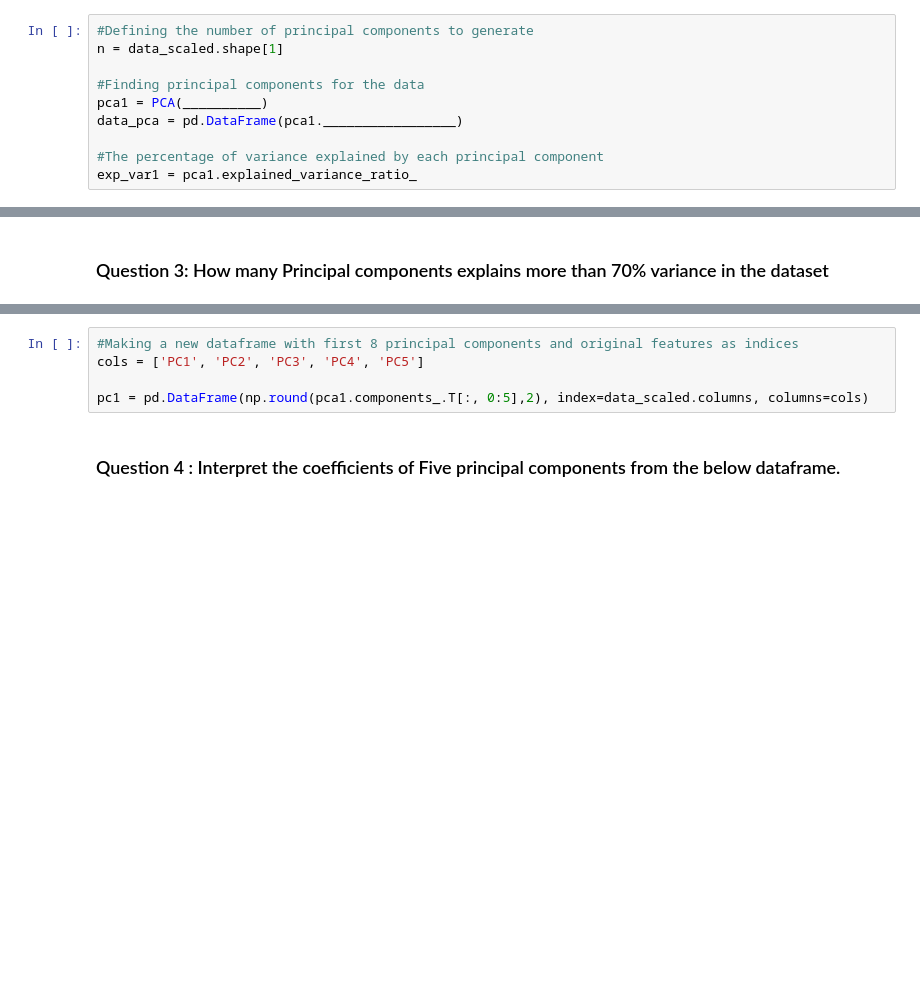
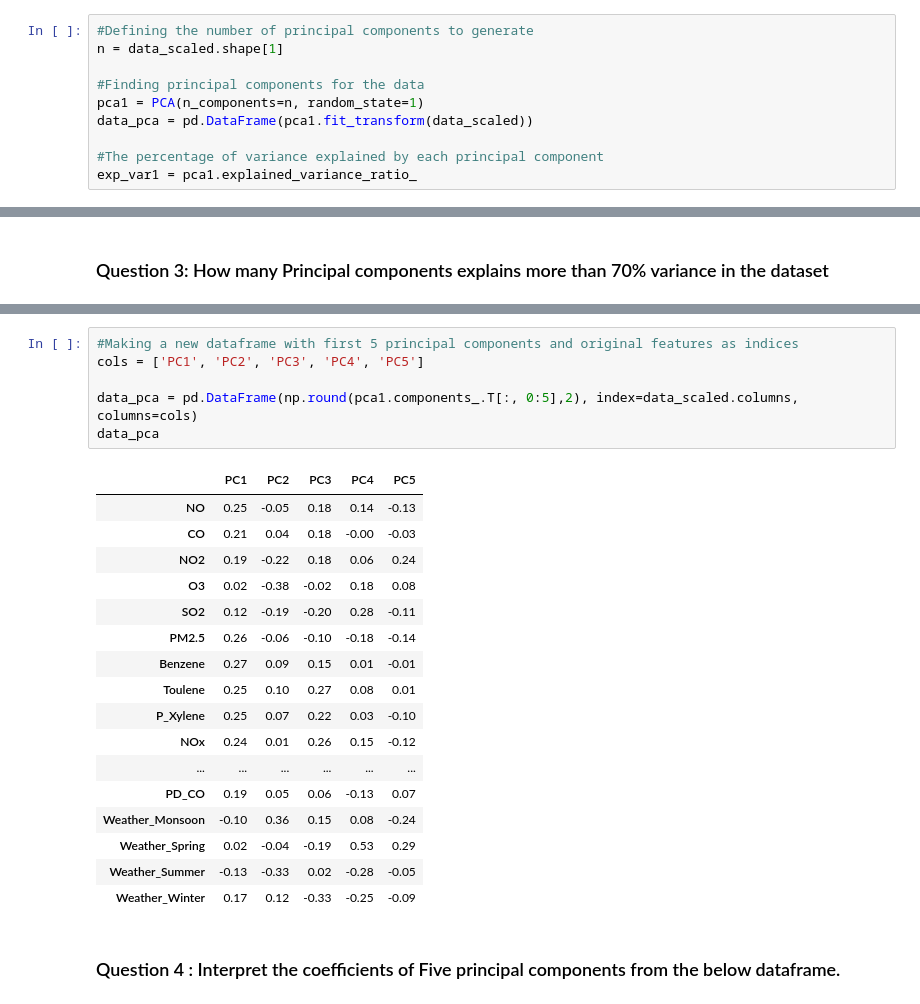
Before and after one commit to AlexHamn/air-pollution-case-study, a Jupyter notebook: Hand-On Quiz PCA Learners notebook.ipynb, the cells around one changed output, grey strips where cells are left out. Cells and saved outputs as stored; diff of their text form; blank space fills up the shorter version.

```diff
--- a/Hand-On Quiz PCA Learners notebook.ipynb
+++ b/Hand-On Quiz PCA Learners notebook.ipynb
@@ -129,8 +159,8 @@ data_scaled = pd.DataFrame(data_scaled, columns=data.columns)
 n = data_scaled.shape[1]
 
 #Finding principal components for the data
-pca1 = PCA(__________)
-data_pca = pd.DataFrame(pca1._________________)
+pca1 = PCA(n_components=n, random_state=1)
+data_pca = pd.DataFrame(pca1.fit_transform(data_scaled))
 
 #The percentage of variance explained by each principal component
 exp_var1 = pca1.explained_variance_ratio_
@@ -157,10 +187,29 @@ for ix, i in enumerate(exp_var1):
 # %% [output]
 Number of PCs that explain at least 70% variance:  5
 # %%
-#Making a new dataframe with first 8 principal components and original features as indices
+#Making a new dataframe with first 5 principal components and original features as indices
 cols = ['PC1', 'PC2', 'PC3', 'PC4', 'PC5']
 
-pc1 = pd.DataFrame(np.round(pca1.components_.T[:, 0:5],2), index=data_scaled.columns, columns=cols)
+data_pca = pd.DataFrame(np.round(pca1.components_.T[:, 0:5],2), index=data_scaled.columns, columns=cols)
+data_pca
+# %% [output]
+|  | PC1 | PC2 | PC3 | PC4 | PC5 |
+| NO | 0.25 | -0.05 | 0.18 | 0.14 | -0.13 |
+| CO | 0.21 | 0.04 | 0.18 | -0.00 | -0.03 |
+| NO2 | 0.19 | -0.22 | 0.18 | 0.06 | 0.24 |
+| O3 | 0.02 | -0.38 | -0.02 | 0.18 | 0.08 |
+| SO2 | 0.12 | -0.19 | -0.20 | 0.28 | -0.11 |
+| PM2.5 | 0.26 | -0.06 | -0.10 | -0.18 | -0.14 |
+| Benzene | 0.27 | 0.09 | 0.15 | 0.01 | -0.01 |
+| Toulene | 0.25 | 0.10 | 0.27 | 0.08 | 0.01 |
+| P_Xylene | 0.25 | 0.07 | 0.22 | 0.03 | -0.10 |
+| NOx | 0.24 | 0.01 | 0.26 | 0.15 | -0.12 |
+| ... | ... | ... | ... | ... | ... |
+| PD_CO | 0.19 | 0.05 | 0.06 | -0.13 | 0.07 |
+| Weather_Monsoon | -0.10 | 0.36 | 0.15 | 0.08 | -0.24 |
+| Weather_Spring | 0.02 | -0.04 | -0.19 | 0.53 | 0.29 |
+| Weather_Summer | -0.13 | -0.33 | 0.02 | -0.28 | -0.05 |
+| Weather_Winter | 0.17 | 0.12 | -0.33 | -0.25 | -0.09 |
 # %% [markdown]
 ### Question 4 : Interpret the coefficients of Five principal components from the below dataframe.
 # %%
```
Also changed, not shown: parts of 6 cells of this notebook.
